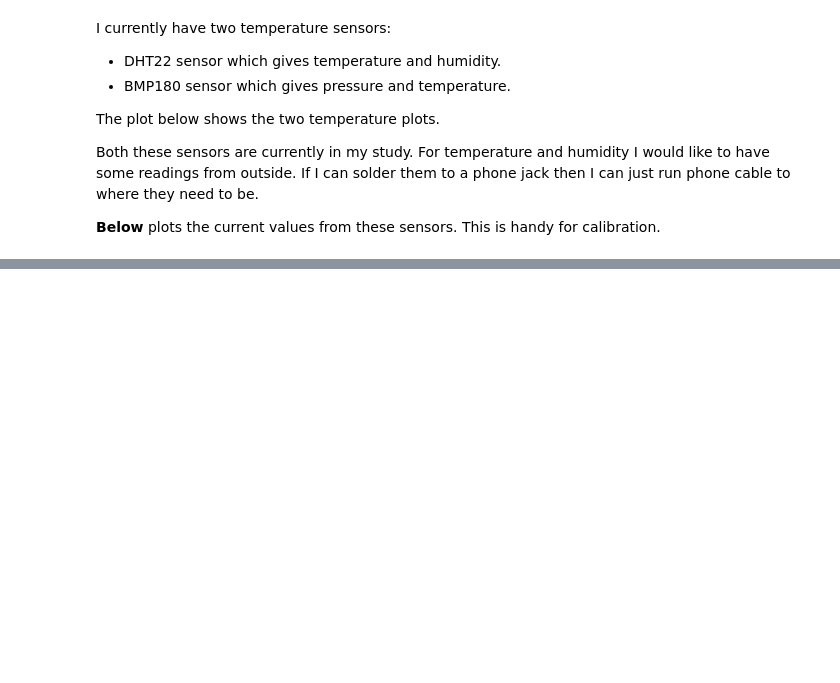
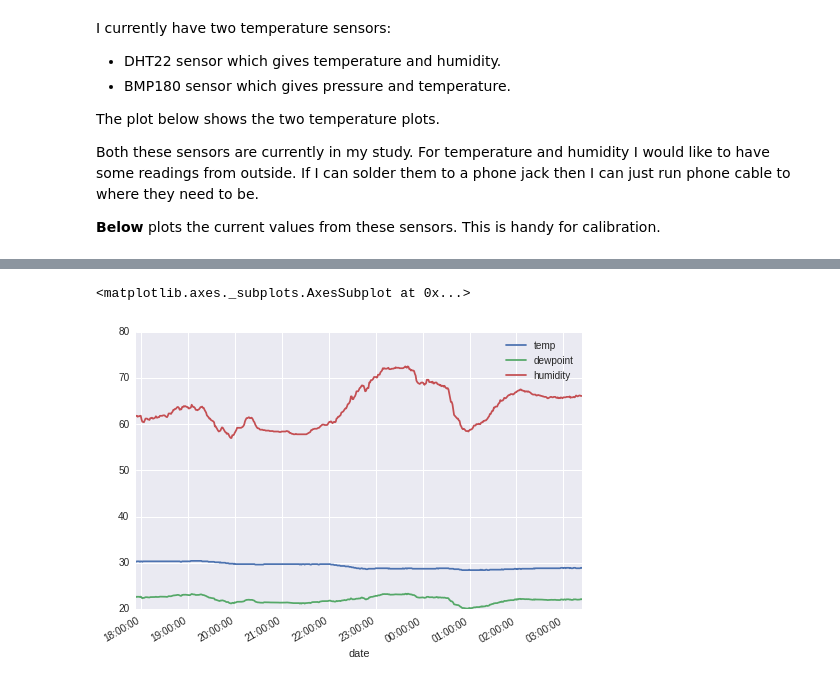
Before and after one commit to peakrisk/peakrisk, a Jupyter notebook: posts/latest-weather.ipynb, the cells around one changed output, grey strips where cells are left out. Cells and saved outputs as stored; diff of their text form; code cells hidden in the pictures; blank space fills up the shorter version.

```diff
--- a/posts/latest-weather.ipynb
+++ b/posts/latest-weather.ipynb
@@ -83,0 +99,7 @@ data[['temp', 'temp_dht']].plot()
+# %%
+data['dewpoint'] = data.temp - ((100. - data.humidity)/5.)
+# %%
+data[['temp', 'dewpoint', 'humidity']].plot()
+# %% [output]
+<matplotlib.axes._subplots.AxesSubplot at 0x...>
+[figure, added]
```
Also changed, not shown: parts of 7 cells of this notebook, 1 other file.
